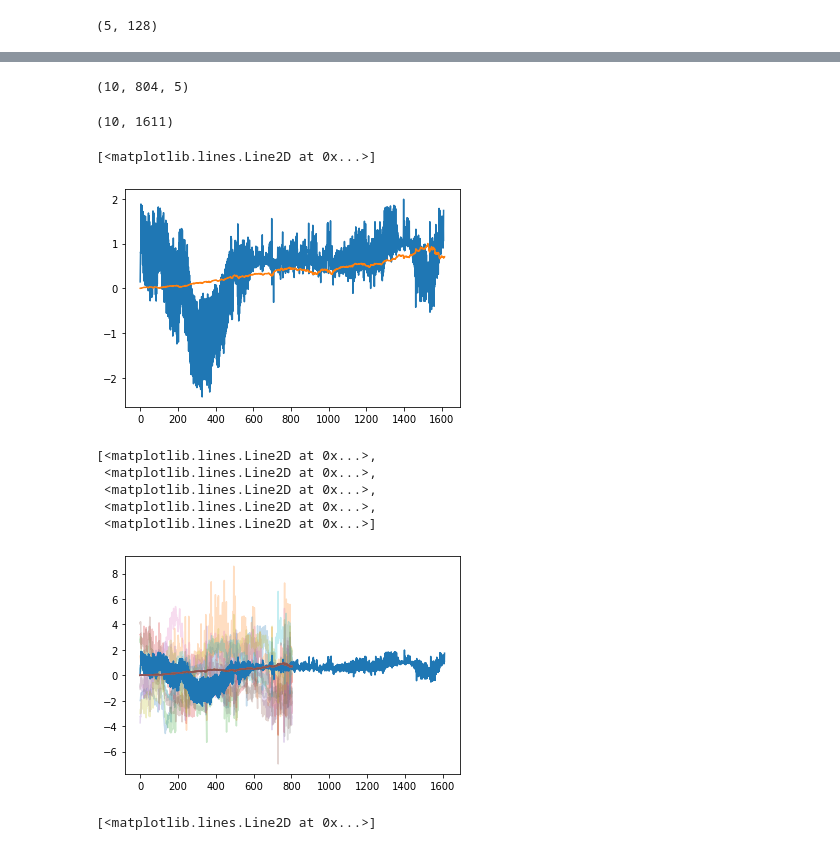
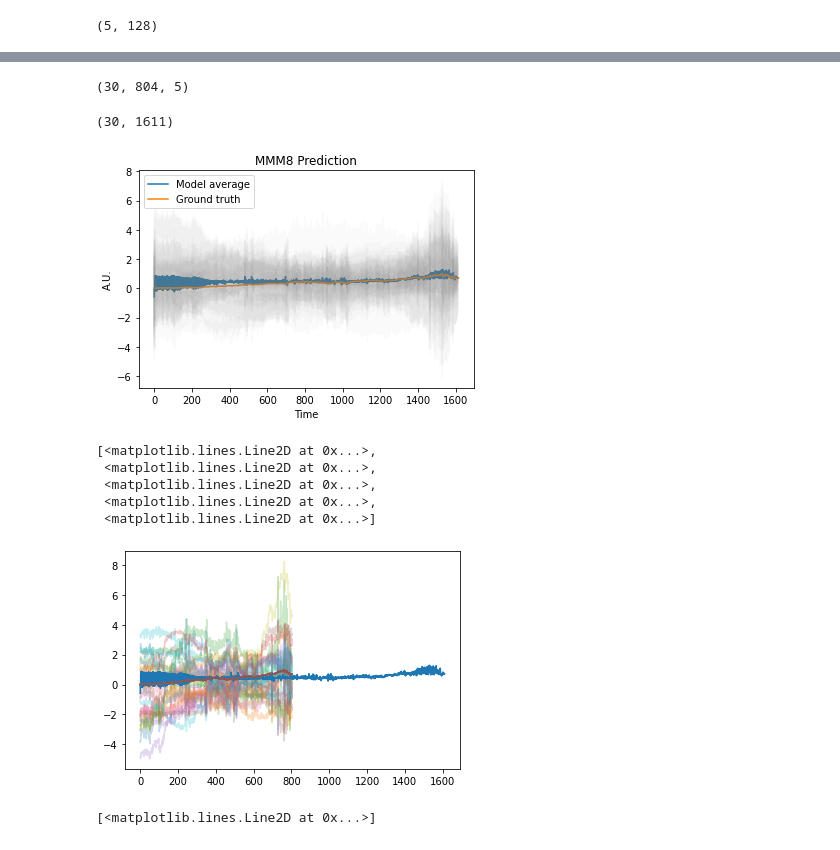
Before and after one commit to stevengogogo/ECEN649_FinalProject, a Jupyter notebook: script/EXP_fit_time_window.ipynb, the cells around one changed output, grey strips where cells are left out. Cells and saved outputs as stored; diff of their text form; code cells hidden in the pictures.

Commit message:
training more iteration (#12)
the prediction is more close to the ground truth, more iteration is needed

```diff
--- a/script/EXP_fit_time_window.ipynb
+++ b/script/EXP_fit_time_window.ipynb
@@ -190,7 +190,7 @@ net = hk.transform(net_fn)
 key = jax.random.PRNGKey(0)
 
 sampler_init, sampler_propose, sampler_accept, sampler_update, sampler_get_params = \
-    sampler_fns(key, num_samples=10, step_size=lr, init_stddev=5.0)
+    sampler_fns(key, num_samples=30, step_size=lr, init_stddev=5.0)
 # %%
 def logprob(params, xy):
     """ log posterior, assuming
@@ -249,7 +249,14 @@ params['linear']['w'].shape
 (5, 128)
 # %%
 #do the sampling
-for step in trange(10000):
+niter = 50000
+train_logp = np.zeros(niter)
+for step in trange(niter):
+    # Training log
+    sampler_params = sampler_get_params(sampler_state)
+    logp = lambda params:logprob(params, xy_train)
+    train_logp[step] = jnp.mean(jax.vmap(logp)(sampler_params))
+
     sampler_state, sampler_keys = \
         sampler_step(step, sampler_state, sampler_keys, xy_train)
 
@@ -259,12 +275,12 @@ sampler_params = sampler_get_params(sampler_state)
 outputs = jax.vmap(net.apply, in_axes=(0, None, None))(sampler_params, None, x_train)
 outputs.shape
 # %% [output]
-(10, 804, 5)
+(30, 804, 5)
 # %%
 pred_lines = np.array([ get_orig(outputs[i,:,:]) for i in range(0, outputs.shape[0])])
 pred_lines.shape
 # %% [output]
-(10, 1611)
+(30, 1611)
 # %%
 ms = jnp.mean(pred_lines, axis=0)
 ss = jnp.std(pred_lines, axis=0)
@@ -273,11 +289,18 @@ lower, uper = ms-ss, ms+ss
 # %%
 x = jax.device_put(outputs)
 # %%
-plt.plot(ms)
-plt.plot(orig)
+fmma, axmma = plt.subplots()
+axmma.plot(ms, label="Model average")
+axmma.plot(orig, label="Ground truth")
+for i in range(outputs.shape[0]):
+		axmma.plot(get_orig(outputs[i,:,:]), color="gray",alpha=0.04)
+axmma.set_xlabel("Time")
+axmma.set_ylabel("A.U.")
+axmma.set_title("MMM8 Prediction")
+axmma.legend()
+fmma.savefig("../img/prediction_MALA_{}-iter.pdf".format(niter))
 # %% [output]
-[<matplotlib.lines.Line2D at 0x...>]
-[figure, old version]
+[figure, new version]
 # %%
 f, ax = plt.subplots(1)
 for i in range(outputs.shape[0]):
@@ -290,7 +313,7 @@ ax.plot(y_train)
  <matplotlib.lines.Line2D at 0x...>,
  <matplotlib.lines.Line2D at 0x...>,
  <matplotlib.lines.Line2D at 0x...>]
-[figure, old version]
+[figure, new version]
 # %%
 plt.plot(y_train[:,0])
 # %% [output]
```
Also changed, not shown: parts of 1 cell of this notebook, 2 other files.
